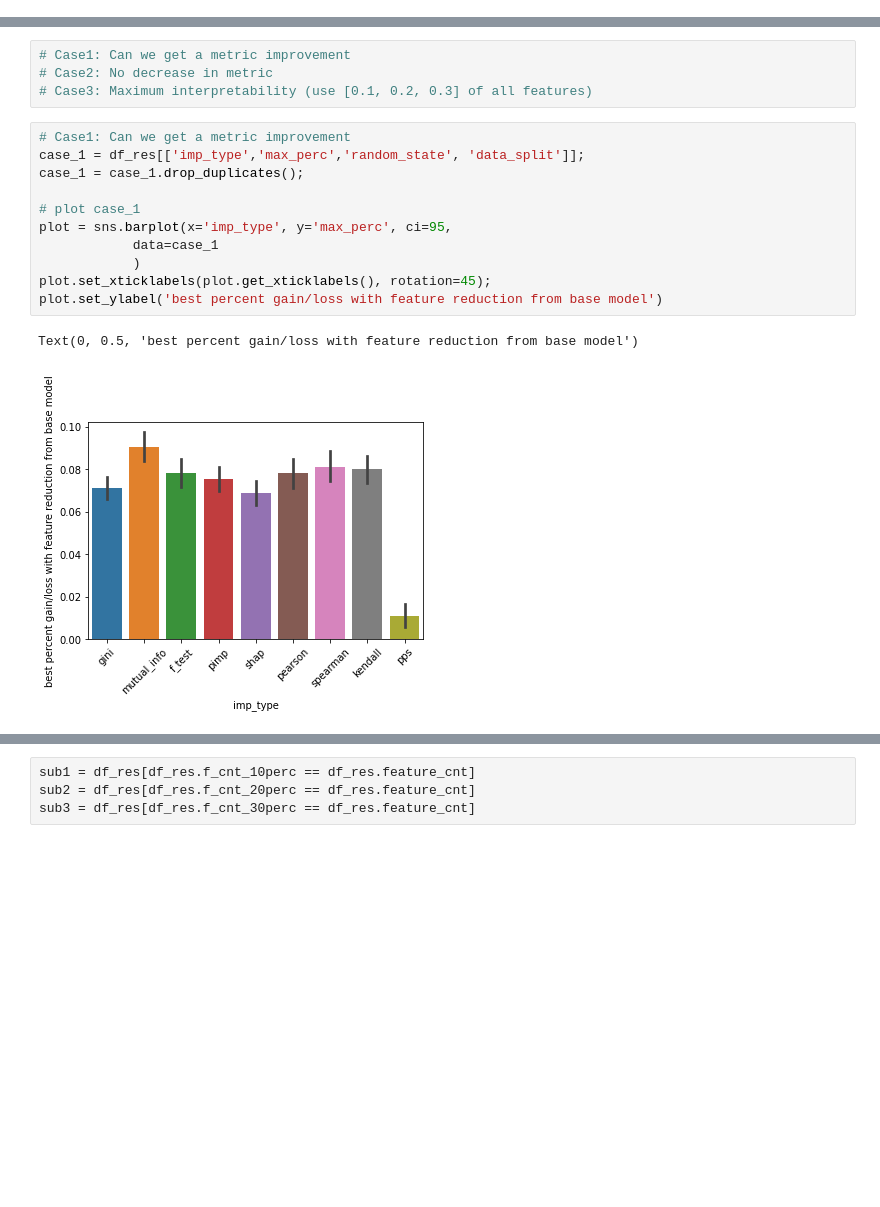
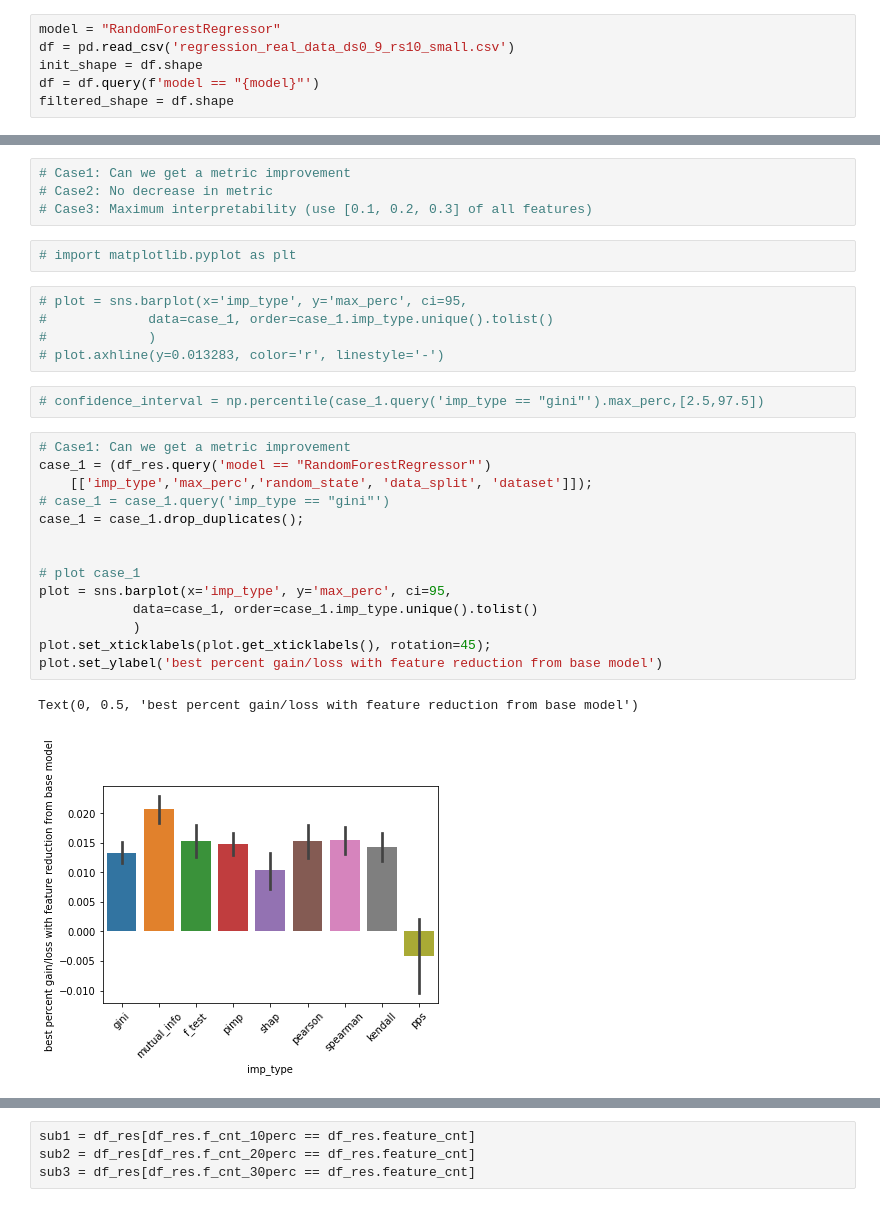
Before and after one commit to Kursis/rtu_thesis, a Jupyter notebook: result_analysis_regression.ipynb, the cells around one changed output, grey strips where cells are left out. Drawn from its saved outputs; the diff is of its cells as text; blank space fills up the shorter version.

```diff
--- a/result_analysis_regression.ipynb
+++ b/result_analysis_regression.ipynb
@@ -24,0 +70,6 @@ df = pd.read_csv('regression_real_data_ds0_9_rs10_small.csv')
+# %%
+model = "RandomForestRegressor"
+df = pd.read_csv('regression_real_data_ds0_9_rs10_small.csv')
+init_shape = df.shape
+df = df.query(f'model == "{model}"')
+filtered_shape = df.shape
@@ -118,20 +213,32 @@ df_res
 # Case1: Can we get a metric improvement
 # Case2: No decrease in metric
 # Case3: Maximum interpretability (use [0.1, 0.2, 0.3] of all features)
+# %%
+# import matplotlib.pyplot as plt
+# %%
+# plot = sns.barplot(x='imp_type', y='max_perc', ci=95,
+#             data=case_1, order=case_1.imp_type.unique().tolist()
+#             )
+# plot.axhline(y=0.013283, color='r', linestyle='-')
+# %%
+# confidence_interval = np.percentile(case_1.query('imp_type == "gini"').max_perc,[2.5,97.5])
 # %%
 # Case1: Can we get a metric improvement
-case_1 = df_res[['imp_type','max_perc','random_state', 'data_split']];
+case_1 = (df_res.query('model == "RandomForestRegressor"')
+    [['imp_type','max_perc','random_state', 'data_split', 'dataset']]);
+# case_1 = case_1.query('imp_type == "gini"')
 case_1 = case_1.drop_duplicates();
+
 
 # plot case_1
 plot = sns.barplot(x='imp_type', y='max_perc', ci=95,
-            data=case_1
+            data=case_1, order=case_1.imp_type.unique().tolist()
             )
 plot.set_xticklabels(plot.get_xticklabels(), rotation=45);
 plot.set_ylabel('best percent gain/loss with feature reduction from base model')
 # %% [output]
 Text(0, 0.5, 'best percent gain/loss with feature reduction from base model')
-[figure, old version]
+[figure, new version]
 # %%
 # Case2: No decrease in metric
 # % features dropped without performance decrease
```
Also changed, not shown: parts of 35 cells of this notebook, 29 other files.
